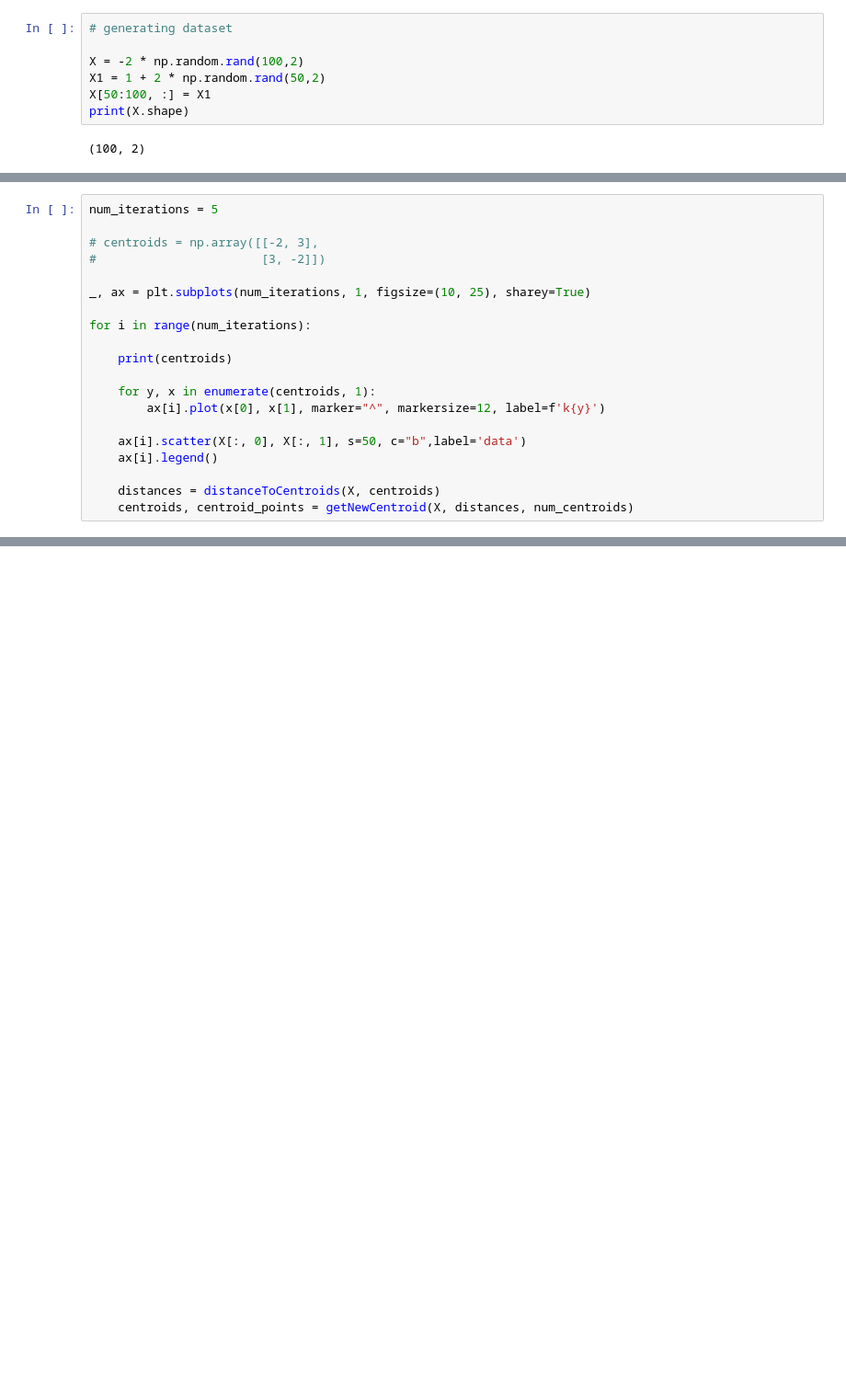
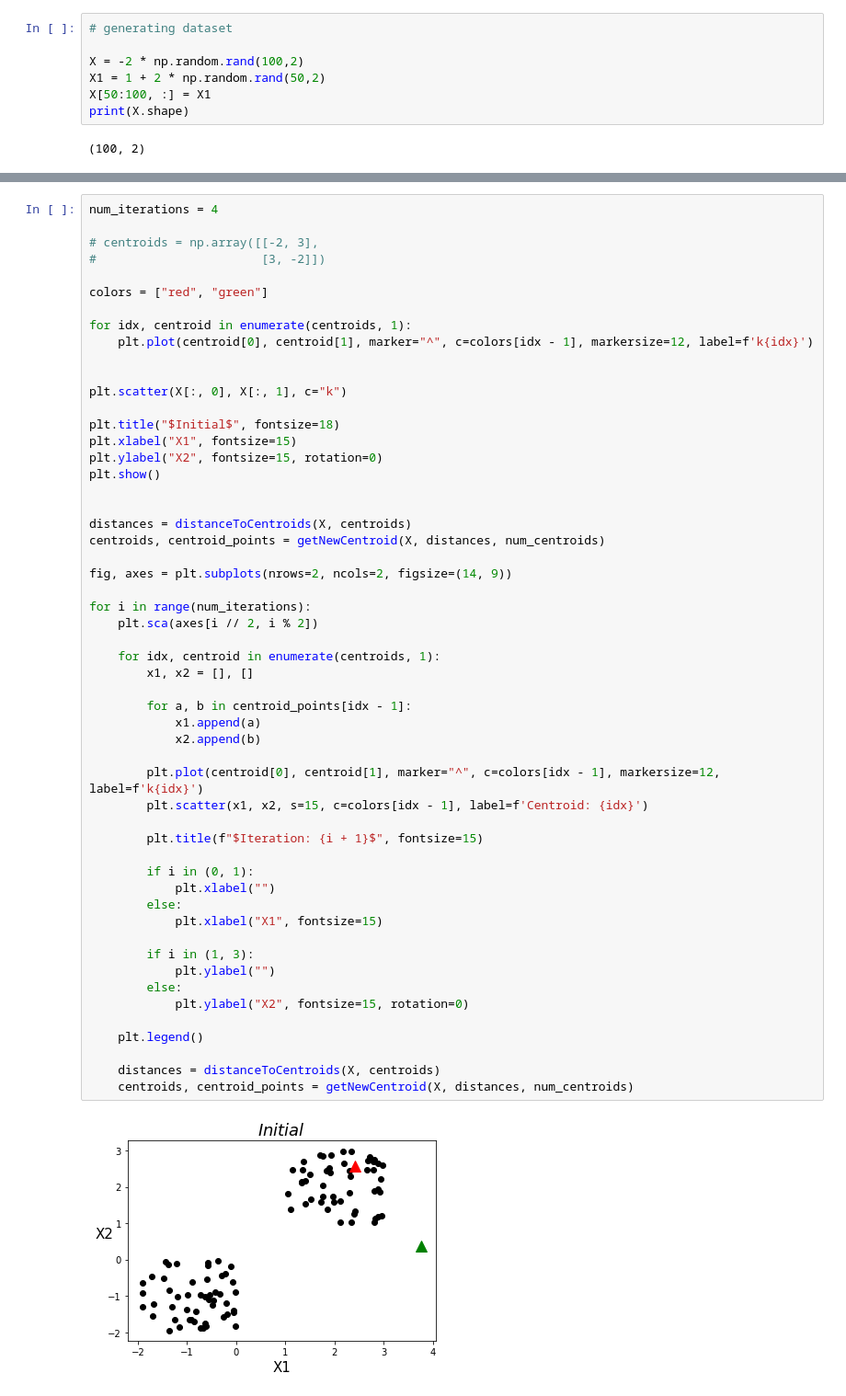
Before and after one commit to veb-101/Machine-Learning-Algorithms, a Jupyter notebook: K-means/K_means.ipynb, the cells around one changed output, grey strips where cells are left out. Shown at 92% size. Cells and saved outputs as stored; diff of their text form; blank space fills up the shorter version.

```diff
--- a/K-means/K_means.ipynb
+++ b/K-means/K_means.ipynb
@@ -165,20 +158,0 @@ Number of centroids: 2
-# %%
-num_iterations = 5
-
-# centroids = np.array([[-2, 3],
-#                       [3, -2]])
-
-_, ax = plt.subplots(num_iterations, 1, figsize=(10, 25), sharey=True)
-
-for i in range(num_iterations):
-
-    print(centroids)
-
-    for y, x in enumerate(centroids, 1):
-        ax[i].plot(x[0], x[1], marker="^", markersize=12, label=f'k{y}')
-
-    ax[i].scatter(X[:, 0], X[:, 1], s=50, c="b",label='data')
-    ax[i].legend()
-
-    distances = distanceToCentroids(X, centroids)
-    centroids, centroid_points = getNewCentroid(X, distances, num_centroids)
@@ -191,0 +159,56 @@ for i in range(num_iterations):
+# %%
+num_iterations = 4
+
+# centroids = np.array([[-2, 3],
+#                       [3, -2]])
+
+colors = ["red", "green"]
+
+for idx, centroid in enumerate(centroids, 1):
+    plt.plot(centroid[0], centroid[1], marker="^", c=colors[idx - 1], markersize=12, label=f'k{idx}')
+
+
+plt.scatter(X[:, 0], X[:, 1], c="k")
+
+plt.title("$Initial$", fontsize=18)
+plt.xlabel("X1", fontsize=15)
+plt.ylabel("X2", fontsize=15, rotation=0)
+plt.show()
+
+
+distances = distanceToCentroids(X, centroids)
+centroids, centroid_points = getNewCentroid(X, distances, num_centroids)
+
+fig, axes = plt.subplots(nrows=2, ncols=2, figsize=(14, 9))
+
+for i in range(num_iterations):
+    plt.sca(axes[i // 2, i % 2])
+
+    for idx, centroid in enumerate(centroids, 1):
+        x1, x2 = [], []
+
+        for a, b in centroid_points[idx - 1]:
+            x1.append(a)
+            x2.append(b)
+
+        plt.plot(centroid[0], centroid[1], marker="^", c=colors[idx - 1], markersize=12, label=f'k{idx}')
+        plt.scatter(x1, x2, s=15, c=colors[idx - 1], label=f'Centroid: {idx}')
+
+        plt.title(f"$Iteration: {i + 1}$", fontsize=15)
+
+        if i in (0, 1):
+            plt.xlabel("")
+        else:
+            plt.xlabel("X1", fontsize=15)
+
+        if i in (1, 3):
+            plt.ylabel("")
+        else:
+            plt.ylabel("X2", fontsize=15, rotation=0)
+
+    plt.legend()
+
+    distances = distanceToCentroids(X, centroids)
+    centroids, centroid_points = getNewCentroid(X, distances, num_centroids)
+# %% [output]
+[figure, added]
```
Also changed, not shown: parts of 14 cells of this notebook.
